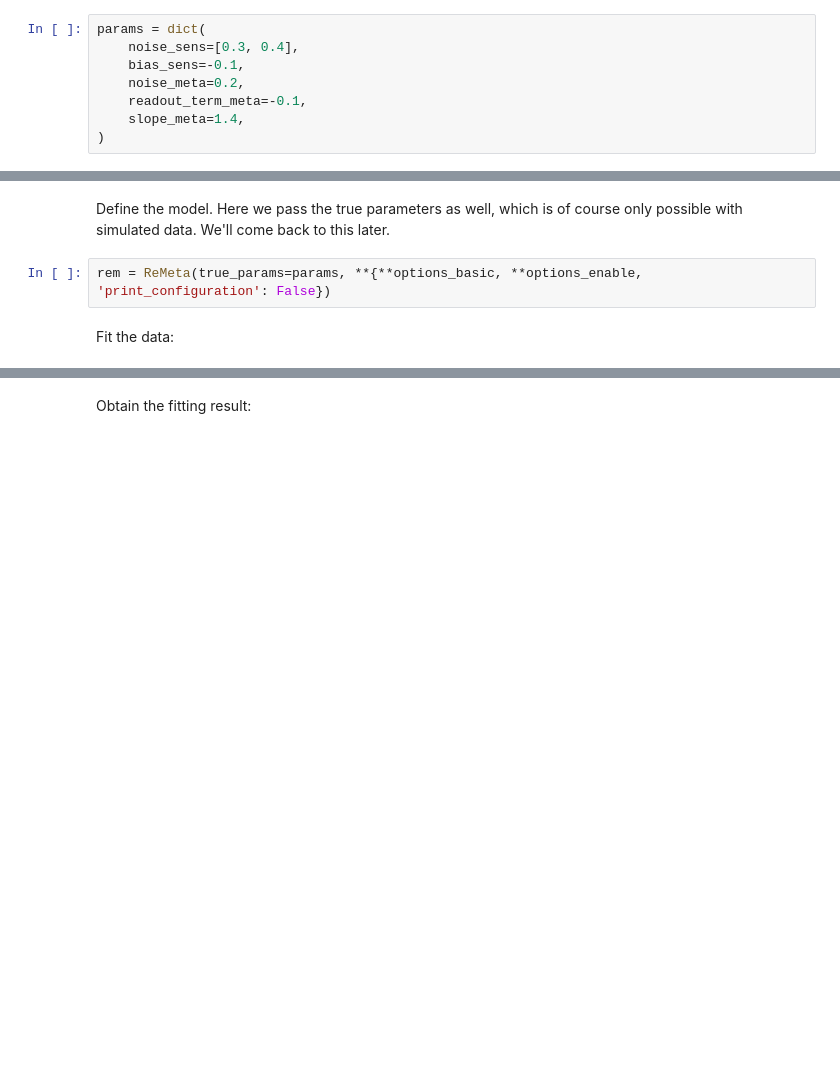
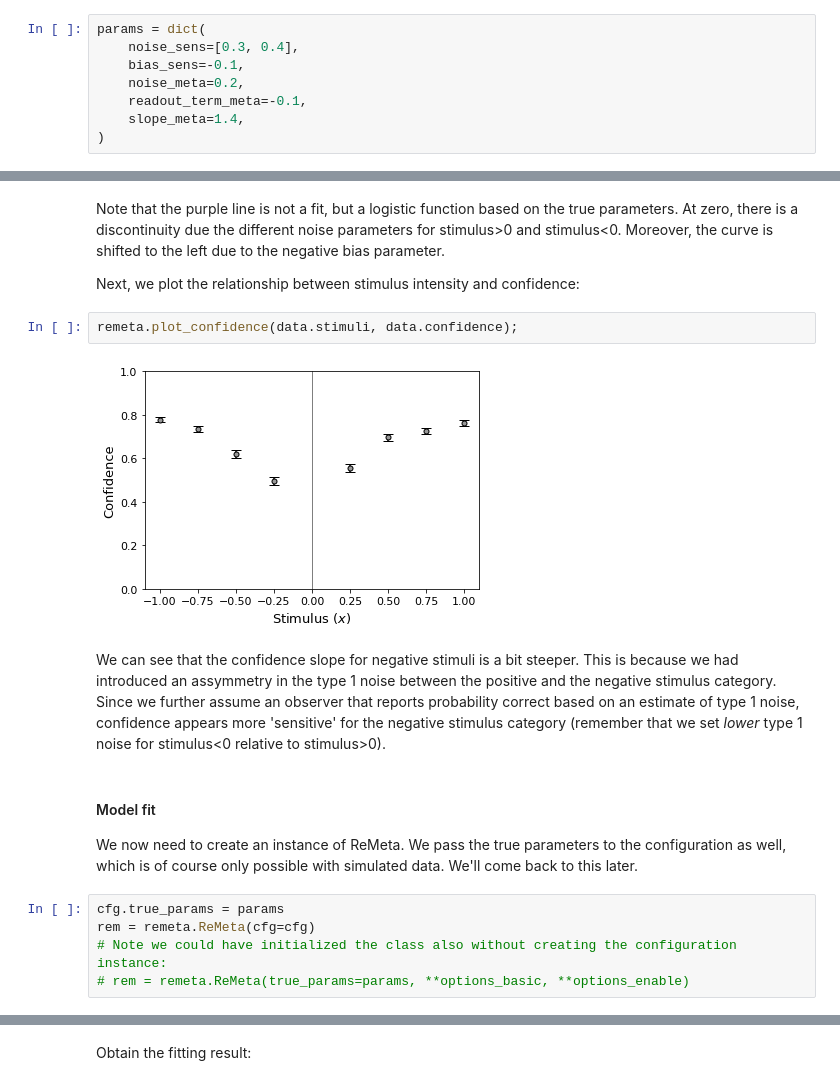
Before and after one commit to m-guggenmos/remeta, a Jupyter notebook: demo/basic_usage.ipynb, the cells around one changed output, grey strips where cells are left out. Cells and saved outputs as stored; diff of their text form; blank space fills up the shorter version.

```diff
--- a/demo/basic_usage.ipynb
+++ b/demo/basic_usage.ipynb
@@ -66,7 +82,18 @@ plot_psychometric(cfg, data.choices, data.stimuli, data.params_sens)
+# %% [markdown]
+Note that the purple line is not a fit, but a logistic function based on the true parameters. At zero, there is a discontinuity due the different noise parameters for stimulus>0 and stimulus<0. Moreover, the curve is shifted to the left due to the negative bias parameter.
+
+Next, we plot the relationship between stimulus intensity and confidence:
+# %%
+remeta.plot_confidence(data.stimuli, data.confidence);
+# %% [output]
+[figure, added]
+# %% [markdown]
+We can see that the confidence slope for negative stimuli is a bit steeper. This is because we had introduced an assymmetry in the type 1 noise between the positive and the negative stimulus category. Since we further assume an observer that reports probability correct based on an estimate of type 1 noise, confidence appears more 'sensitive' for the negative stimulus category (remember that we set _lower_ type 1 noise for stimulus<0 relative to stimulus>0).
 # %% [markdown]
-Define the model. Here we pass the true parameters as well, which is of course only possible with simulated data. We'll
-come back to this later.
+#### Model fit
+We now need to create an instance of ReMeta. We pass the true parameters to the configuration as well, which is of course only possible with simulated data. We'll come back to this later.
-# %%
-rem = ReMeta(true_params=params, **{**options_basic, **options_enable, 'print_configuration': False})
-# %% [markdown]
-Fit the data:
+# %%
+cfg.true_params = params
+rem = remeta.ReMeta(cfg=cfg)
+# Note we could have initialized the class also without creating the configuration instance:
+# rem = remeta.ReMeta(true_params=params, **options_basic, **options_enable)
```
Also changed, not shown: parts of 31 cells of this notebook, 15 other files.
